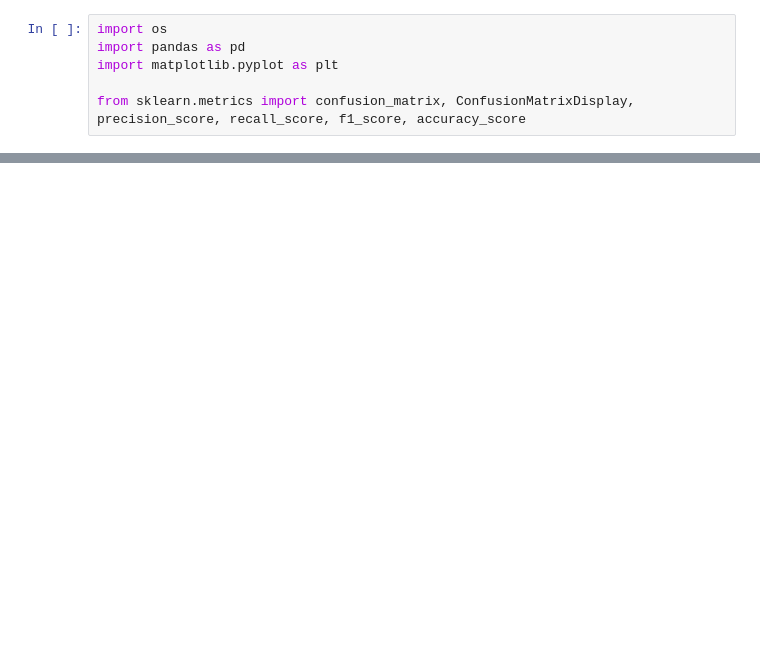
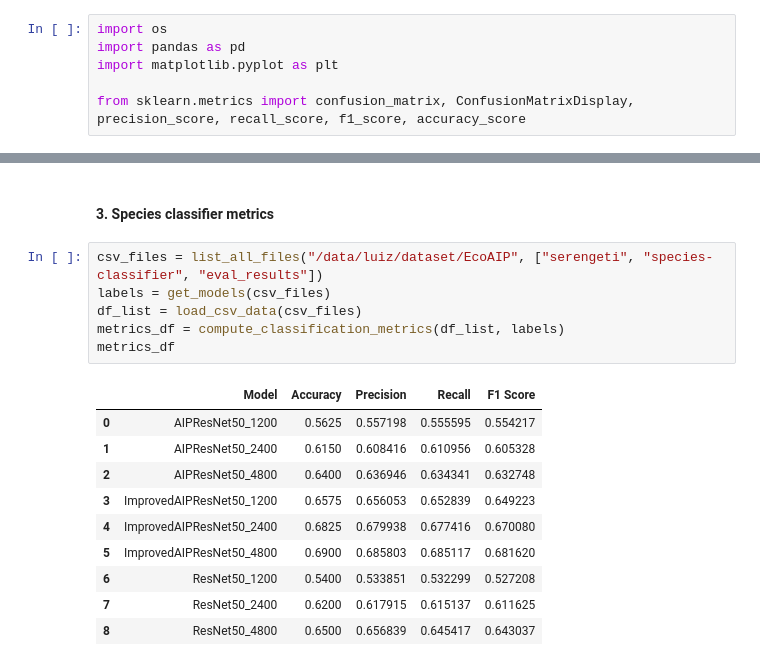
Before and after one commit to LuizAlencar17/EcoAIP, a Jupyter notebook: notebooks/analytics.ipynb, the cells around one changed output, grey strips where cells are left out. Cells and saved outputs as stored; diff of their text form; blank space fills up the shorter version.

```diff
--- a/notebooks/analytics.ipynb
+++ b/notebooks/analytics.ipynb
@@ -189,0 +189,19 @@ metrics_df
+# %% [markdown]
+#### 3. Species classifier metrics
+# %%
+csv_files = list_all_files("/data/luiz/dataset/EcoAIP", ["serengeti", "species-classifier", "eval_results"])
+labels = get_models(csv_files)
+df_list = load_csv_data(csv_files)
+metrics_df = compute_classification_metrics(df_list, labels)
+metrics_df
+# %% [output]
+|  | Model | Accuracy | Precision | Recall | F1 Score |
+| 0 | AIPResNet50_1200 | 0.5625 | 0.557198 | 0.555595 | 0.554217 |
+| 1 | AIPResNet50_2400 | 0.6150 | 0.608416 | 0.610956 | 0.605328 |
+| 2 | AIPResNet50_4800 | 0.6400 | 0.636946 | 0.634341 | 0.632748 |
+| 3 | ImprovedAIPResNet50_1200 | 0.6575 | 0.656053 | 0.652839 | 0.649223 |
+| 4 | ImprovedAIPResNet50_2400 | 0.6825 | 0.679938 | 0.677416 | 0.670080 |
+| 5 | ImprovedAIPResNet50_4800 | 0.6900 | 0.685803 | 0.685117 | 0.681620 |
+| 6 | ResNet50_1200 | 0.5400 | 0.533851 | 0.532299 | 0.527208 |
+| 7 | ResNet50_2400 | 0.6200 | 0.617915 | 0.615137 | 0.611625 |
+| 8 | ResNet50_4800 | 0.6500 | 0.656839 | 0.645417 | 0.643037 |
```
Also changed, not shown: parts of 13 cells of this notebook, 40 other files.
